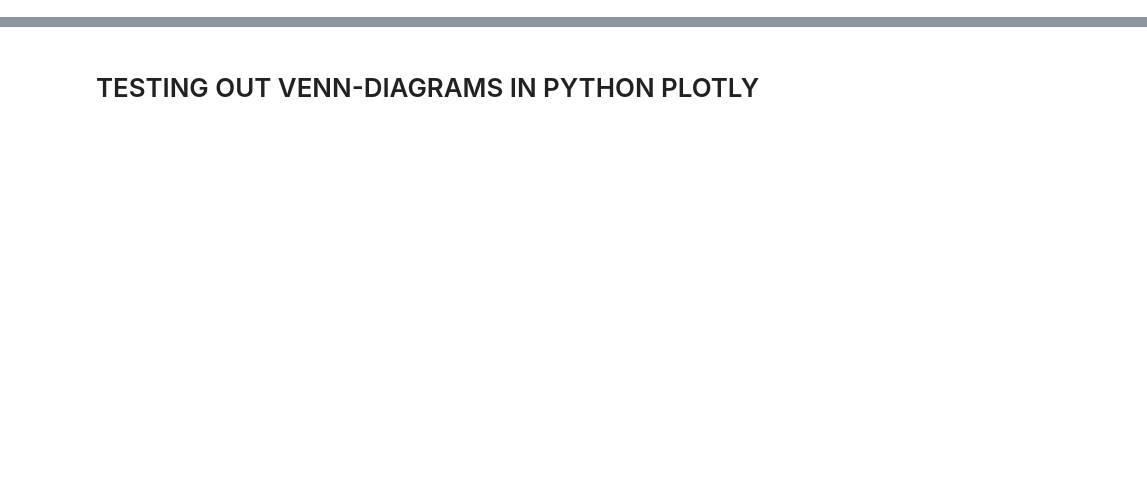
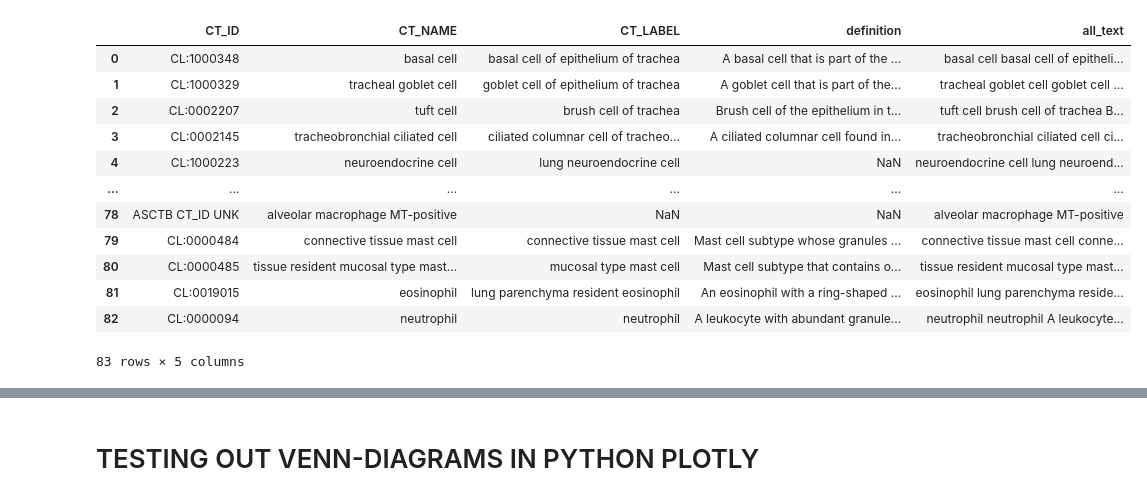
Before and after one commit to hubmapconsortium/asctb-ct-label-mapper, a Jupyter notebook: ASCTBMapper_CT_harmonization.ipynb, the cells around one changed output, grey strips where cells are left out. Cells and saved outputs as stored; diff of their text form; code cells hidden in the pictures; blank space fills up the shorter version.

```diff
--- a/ASCTBMapper_CT_harmonization.ipynb
+++ b/ASCTBMapper_CT_harmonization.ipynb
@@ -68,7 +68,7 @@ def get_asctb_data_url(asctb_organ='Lung', asctb_organ_version='v1.1', verbose=F
 
 
 
-def fetch_ct_info_from_asctb_google_sheet(asctb_organ='Lung', asctb_organ_version='v1.1', filepath='Ontology_embeddings/', filename='ASCTB_Lungv1_2.csv', verbose=False):
+def fetch_ct_info_from_asctb_google_sheet(asctb_organ='Lung', asctb_organ_version='v1.1', filepath='asctb_reference_embeddings/', filename='ASCTB_Lungv1_2.csv', verbose=False):
     """Fetch and parse the ASCT+B dataset for the specific organ and version.
 
     Creates an ASCTB dataframe from the tuple-wise 3 columns like `[CT/1/ID, CT/1, CT/1/LABEL], [CT/2/ID, CT/2, CT/2/LABEL], ...`
@@ -78,7 +78,7 @@ def fetch_ct_info_from_asctb_google_sheet(asctb_organ='Lung', asctb_organ_versio
     Args:
         asctb_organ (str, optional): Defaults to 'Lung'.
         asctb_organ_version (str, optional): Defaults to 'v1.1'.
-        filepath (str, optional): Target file directory. Defaults to 'Ontology_embeddings/'.
+        filepath (str, optional): Target file directory. Defaults to 'asctb_reference_embeddings/'.
         filename (str, optional): Target file name that'll contain the ASCTB NLP embeddings. Defaults to 'ASCTB_Lungv1_2.csv'.
         verbose (bool, optional): Flag to indicate logging in verbose mode. Defaults to False.
 
@@ -177,34 +177,48 @@ def fetch_asctb_definitions_cell_ontology(asctb_df=None, filename='ASCTB_Lungv1_
     """
     if asctb_df.empty or asctb_df.shape[0]==0:
         asctb_df = pd.read_csv(filename)
     asctb_df['definition'] = asctb_df['CT_ID'].str.replace(':','_').apply(get_cell_ontology_definition_from_id)
     asctb_df['all_text'] = asctb_df['CT_NAME'] + ' ' + asctb_df['CT_LABEL'] + ' ' + asctb_df['definition']
     asctb_df.loc[asctb_df['all_text'].isna(), 'all_text'] = asctb_df.loc[asctb_df['all_text'].isna(), 'CT_NAME']
     asctb_df = asctb_df.reset_index(drop=True)
     asctb_df.to_csv(filename, index=False, encoding='utf-8-sig')
     return asctb_df
 
 
 
 
 
 
 VERBOSE = False
 ASCTB_ORGAN = 'Lung'
 ASCTB_VERSION = 'v1.2'
-FILEPATH = 'ontology_embeddings/'
+FILEPATH = 'data/asctb_reference_embeddings/'
 FILENAME = f'ASCTB_{ASCTB_ORGAN}{ASCTB_VERSION.replace(".","_")}.csv'
 
 raw_asctb_map_df = fetch_ct_info_from_asctb_google_sheet(
     asctb_organ=ASCTB_ORGAN, asctb_organ_version=ASCTB_VERSION,
     filepath=FILEPATH, filename=FILENAME, verbose=VERBOSE
 )
 
 asctb_embeddings_df = fetch_asctb_definitions_cell_ontology(
     asctb_df=raw_asctb_map_df,
     filename=FILEPATH+FILENAME
 )
 asctb_embeddings_df
+# %% [output]
+|  | CT_ID | CT_NAME | CT_LABEL | definition | all_text |
+| 0 | CL:1000348 | basal cell | basal cell of epithelium of trachea | A basal cell that is part of the ... | basal cell basal cell of epitheli... |
+| 1 | CL:1000329 | tracheal goblet cell | goblet cell of epithelium of trachea | A goblet cell that is part of the... | tracheal goblet cell goblet cell ... |
+| 2 | CL:0002207 | tuft cell | brush cell of trachea | Brush cell of the epithelium in t... | tuft cell brush cell of trachea B... |
+| 3 | CL:0002145 | tracheobronchial ciliated cell | ciliated columnar cell of tracheo... | A ciliated columnar cell found in... | tracheobronchial ciliated cell ci... |
+| 4 | CL:1000223 | neuroendocrine cell | lung neuroendocrine cell | NaN | neuroendocrine cell lung neuroend... |
+| ... | ... | ... | ... | ... | ... |
+| 78 | ASCTB CT_ID UNK | alveolar macrophage MT-positive | NaN | NaN | alveolar macrophage MT-positive |
+| 79 | CL:0000484 | connective tissue mast cell | connective tissue mast cell | Mast cell subtype whose granules ... | connective tissue mast cell conne... |
+| 80 | CL:0000485 | tissue resident mucosal type mast... | mucosal type mast cell | Mast cell subtype that contains o... | tissue resident mucosal type mast... |
+| 81 | CL:0019015 | eosinophil | lung parenchyma resident eosinophil | An eosinophil with a ring-shaped ... | eosinophil lung parenchyma reside... |
+| 82 | CL:0000094 | neutrophil | neutrophil | A leukocyte with abundant granule... | neutrophil neutrophil A leukocyte... |
+83 rows × 5 columns
 # %%
 import string, contractions, re
 import nltk
```
Also changed, not shown: parts of 6 cells of this notebook, 12 other files.
